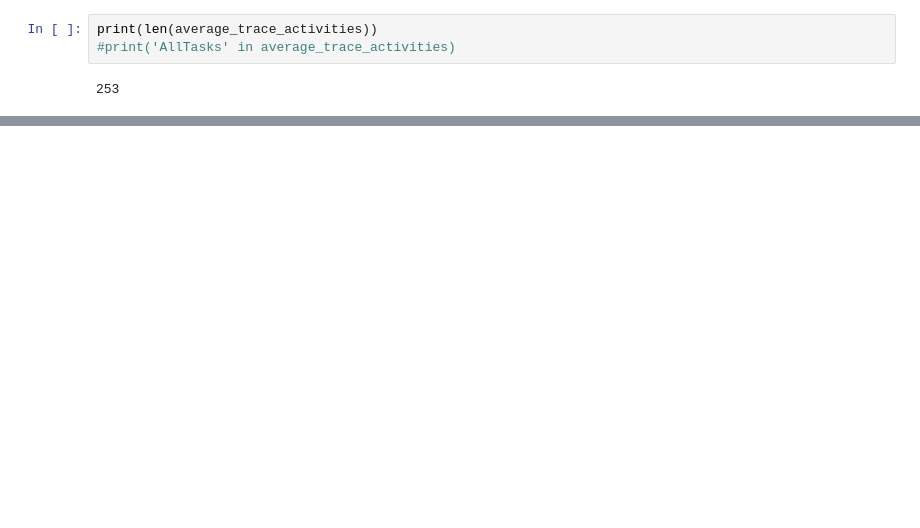
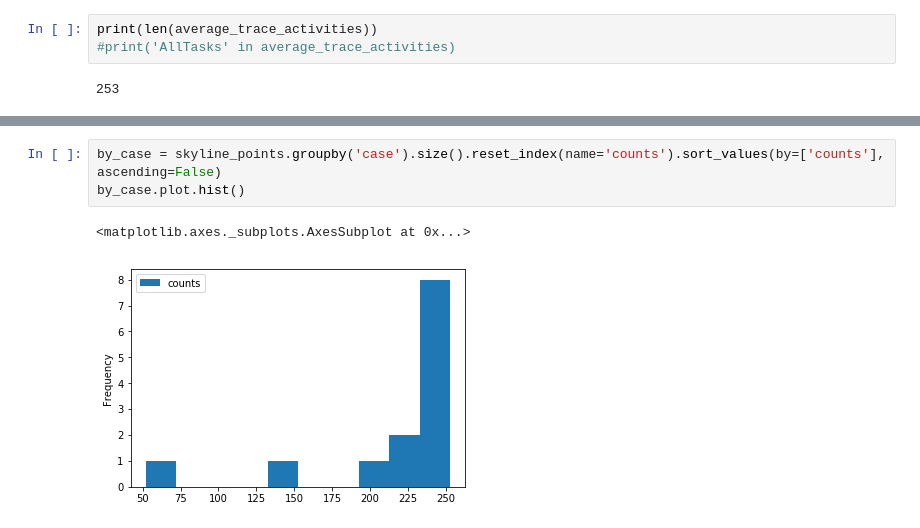
Before and after one commit to andreamalhera/perfSky, a Jupyter notebook: notebooks/skyline.ipynb, the cells around one changed output, grey strips where cells are left out. Saved outputs shown, nothing was run; the diff lists cells and outputs as text; blank space fills up the shorter version.

```diff
--- a/notebooks/skyline.ipynb
+++ b/notebooks/skyline.ipynb
@@ -207,0 +174,6 @@ skyline_points.head()
+# %%
+by_case = skyline_points.groupby('case').size().reset_index(name='counts').sort_values(by=['counts'], ascending=False)
+by_case.plot.hist()
+# %% [output]
+<matplotlib.axes._subplots.AxesSubplot at 0x...>
+[figure, added]
```
Also changed, not shown: parts of 22 cells of this notebook.
